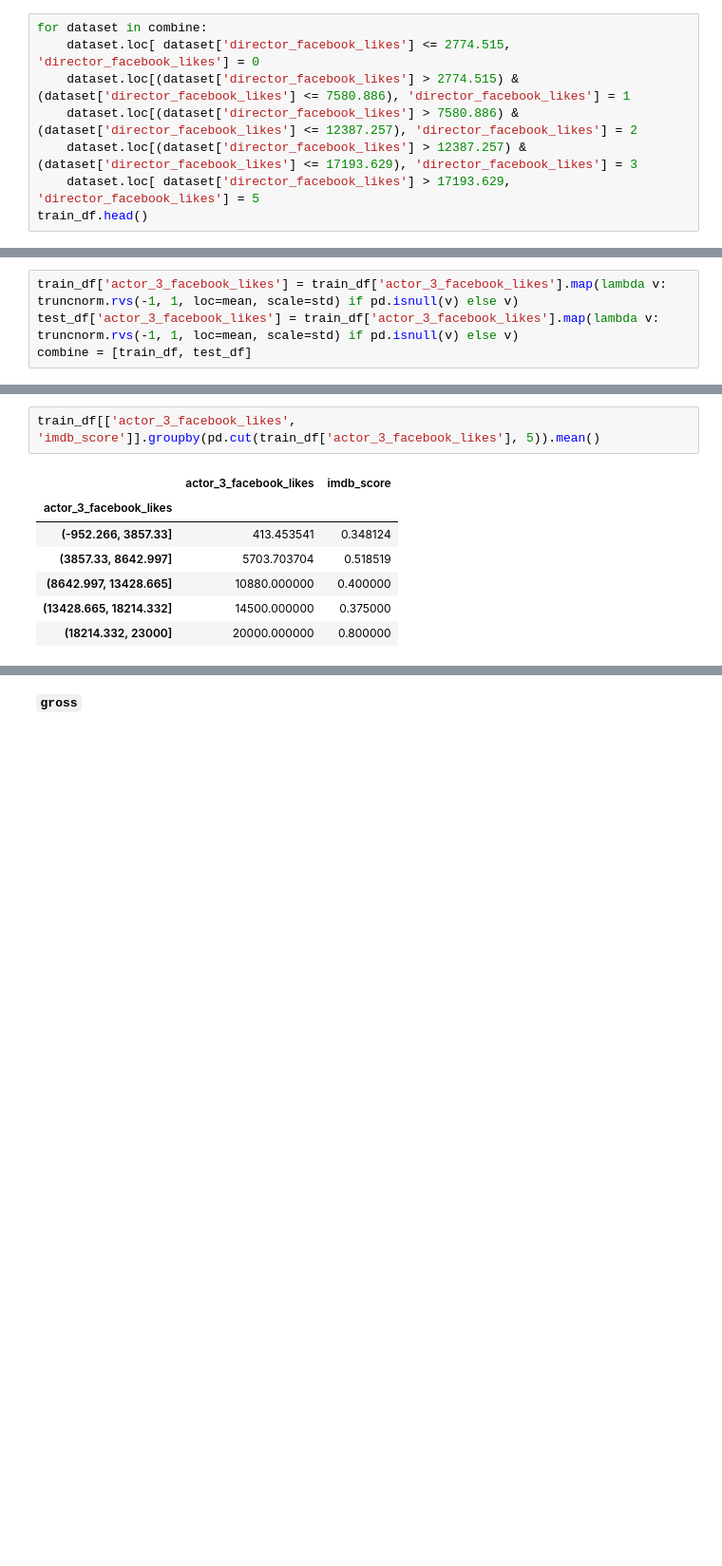
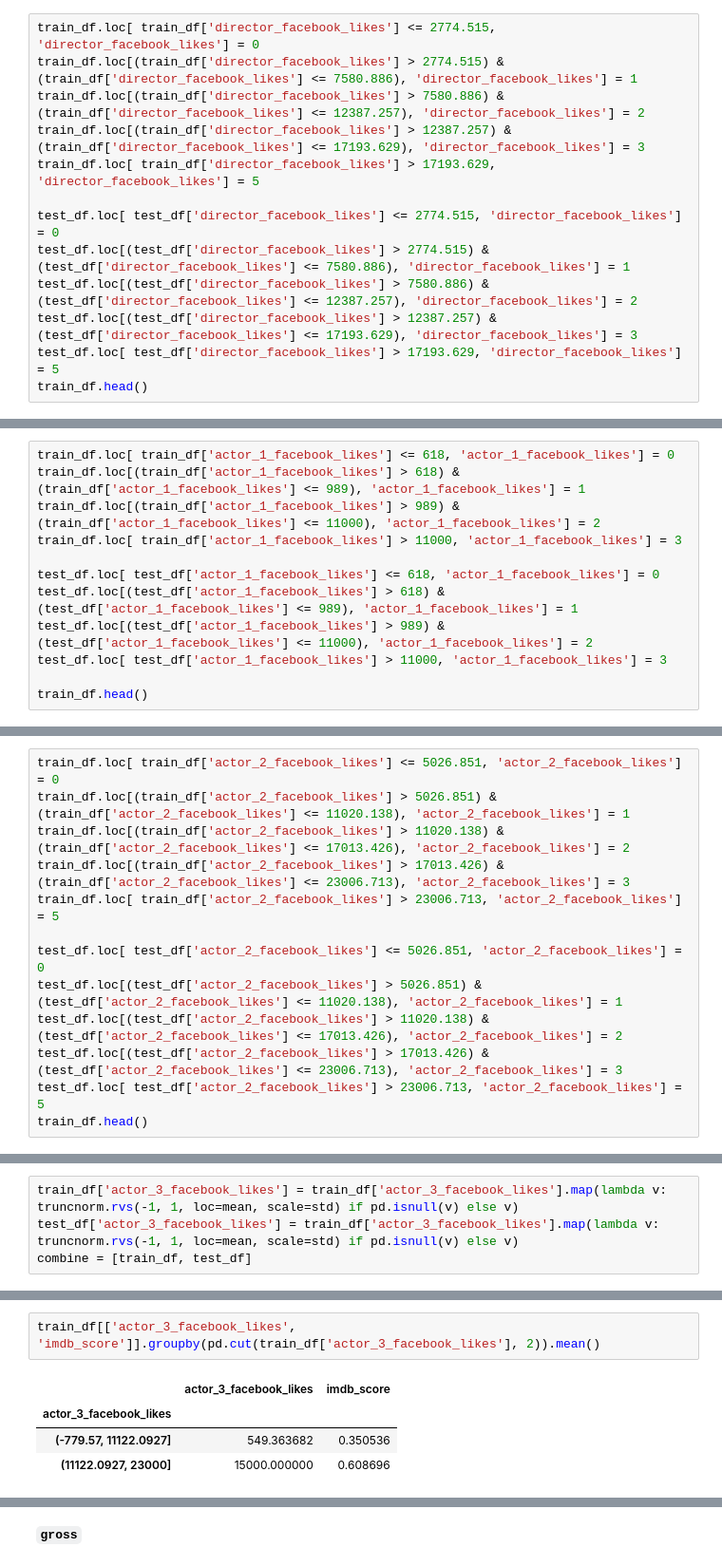
Before and after one commit to jmhummel/IMDb-predictive-analytics, a Jupyter notebook: src/notebook.ipynb, the cells around one changed output, grey strips where cells are left out. Shown at 95% size. Cells and saved outputs as stored; diff of their text form; blank space fills up the shorter version.

```diff
--- a/src/notebook.ipynb
+++ b/src/notebook.ipynb
@@ -941,10 +948,15 @@ train_df[['director_facebook_likes', 'imdb_score']].groupby(pd.cut(train_df['dir
 # %%
-for dataset in combine:
-    dataset.loc[ dataset['director_facebook_likes'] <= 2774.515, 'director_facebook_likes'] = 0
-    dataset.loc[(dataset['director_facebook_likes'] > 2774.515) & (dataset['director_facebook_likes'] <= 7580.886), 'director_facebook_likes'] = 1
-    dataset.loc[(dataset['director_facebook_likes'] > 7580.886) & (dataset['director_facebook_likes'] <= 12387.257), 'director_facebook_likes'] = 2
-    dataset.loc[(dataset['director_facebook_likes'] > 12387.257) & (dataset['director_facebook_likes'] <= 17193.629), 'director_facebook_likes'] = 3
-    dataset.loc[ dataset['director_facebook_likes'] > 17193.629, 'director_facebook_likes'] = 5
+train_df.loc[ train_df['director_facebook_likes'] <= 2774.515, 'director_facebook_likes'] = 0
+train_df.loc[(train_df['director_facebook_likes'] > 2774.515) & (train_df['director_facebook_likes'] <= 7580.886), 'director_facebook_likes'] = 1
+train_df.loc[(train_df['director_facebook_likes'] > 7580.886) & (train_df['director_facebook_likes'] <= 12387.257), 'director_facebook_likes'] = 2
+train_df.loc[(train_df['director_facebook_likes'] > 12387.257) & (train_df['director_facebook_likes'] <= 17193.629), 'director_facebook_likes'] = 3
+train_df.loc[ train_df['director_facebook_likes'] > 17193.629, 'director_facebook_likes'] = 5
+
+test_df.loc[ test_df['director_facebook_likes'] <= 2774.515, 'director_facebook_likes'] = 0
+test_df.loc[(test_df['director_facebook_likes'] > 2774.515) & (test_df['director_facebook_likes'] <= 7580.886), 'director_facebook_likes'] = 1
+test_df.loc[(test_df['director_facebook_likes'] > 7580.886) & (test_df['director_facebook_likes'] <= 12387.257), 'director_facebook_likes'] = 2
+test_df.loc[(test_df['director_facebook_likes'] > 12387.257) & (test_df['director_facebook_likes'] <= 17193.629), 'director_facebook_likes'] = 3
+test_df.loc[ test_df['director_facebook_likes'] > 17193.629, 'director_facebook_likes'] = 5
 train_df.head()
 # %% [output]
 |  | color | num_critic_for_reviews | duration | director_facebook_likes | actor_3_facebook_likes | ... |
@@ -1001,0 +999,12 @@ train_df.head()
+# %%
+train_df.loc[ train_df['actor_1_facebook_likes'] <= 618, 'actor_1_facebook_likes'] = 0
+train_df.loc[(train_df['actor_1_facebook_likes'] > 618) & (train_df['actor_1_facebook_likes'] <= 989), 'actor_1_facebook_likes'] = 1
+train_df.loc[(train_df['actor_1_facebook_likes'] > 989) & (train_df['actor_1_facebook_likes'] <= 11000), 'actor_1_facebook_likes'] = 2
+train_df.loc[ train_df['actor_1_facebook_likes'] > 11000, 'actor_1_facebook_likes'] = 3
+
+test_df.loc[ test_df['actor_1_facebook_likes'] <= 618, 'actor_1_facebook_likes'] = 0
+test_df.loc[(test_df['actor_1_facebook_likes'] > 618) & (test_df['actor_1_facebook_likes'] <= 989), 'actor_1_facebook_likes'] = 1
+test_df.loc[(test_df['actor_1_facebook_likes'] > 989) & (test_df['actor_1_facebook_likes'] <= 11000), 'actor_1_facebook_likes'] = 2
+test_df.loc[ test_df['actor_1_facebook_likes'] > 11000, 'actor_1_facebook_likes'] = 3
+
+train_df.head()
@@ -1038,0 +1040,13 @@ train_df.head()
+# %%
+train_df.loc[ train_df['actor_2_facebook_likes'] <= 5026.851, 'actor_2_facebook_likes'] = 0
+train_df.loc[(train_df['actor_2_facebook_likes'] > 5026.851) & (train_df['actor_2_facebook_likes'] <= 11020.138), 'actor_2_facebook_likes'] = 1
+train_df.loc[(train_df['actor_2_facebook_likes'] > 11020.138) & (train_df['actor_2_facebook_likes'] <= 17013.426), 'actor_2_facebook_likes'] = 2
+train_df.loc[(train_df['actor_2_facebook_likes'] > 17013.426) & (train_df['actor_2_facebook_likes'] <= 23006.713), 'actor_2_facebook_likes'] = 3
+train_df.loc[ train_df['actor_2_facebook_likes'] > 23006.713, 'actor_2_facebook_likes'] = 5
+
+test_df.loc[ test_df['actor_2_facebook_likes'] <= 5026.851, 'actor_2_facebook_likes'] = 0
+test_df.loc[(test_df['actor_2_facebook_likes'] > 5026.851) & (test_df['actor_2_facebook_likes'] <= 11020.138), 'actor_2_facebook_likes'] = 1
+test_df.loc[(test_df['actor_2_facebook_likes'] > 11020.138) & (test_df['actor_2_facebook_likes'] <= 17013.426), 'actor_2_facebook_likes'] = 2
+test_df.loc[(test_df['actor_2_facebook_likes'] > 17013.426) & (test_df['actor_2_facebook_likes'] <= 23006.713), 'actor_2_facebook_likes'] = 3
+test_df.loc[ test_df['actor_2_facebook_likes'] > 23006.713, 'actor_2_facebook_likes'] = 5
+train_df.head()
@@ -1051,10 +1084,7 @@ combine = [train_df, test_df]
 # %%
-train_df[['actor_3_facebook_likes', 'imdb_score']].groupby(pd.cut(train_df['actor_3_facebook_likes'], 5)).mean()
+train_df[['actor_3_facebook_likes', 'imdb_score']].groupby(pd.cut(train_df['actor_3_facebook_likes'], 2)).mean()
 # %% [output]
 |  | actor_3_facebook_likes | imdb_score |
 | actor_3_facebook_likes |  |  |
-| (-952.266, 3857.33] | 413.453541 | 0.348124 |
-| (3857.33, 8642.997] | 5703.703704 | 0.518519 |
-| (8642.997, 13428.665] | 10880.000000 | 0.400000 |
-| (13428.665, 18214.332] | 14500.000000 | 0.375000 |
-| (18214.332, 23000] | 20000.000000 | 0.800000 |
+| (-779.57, 11122.0927] | 549.363682 | 0.350536 |
+| (11122.0927, 23000] | 15000.000000 | 0.608696 |
```
Also changed, not shown: parts of 101 cells of this notebook.
